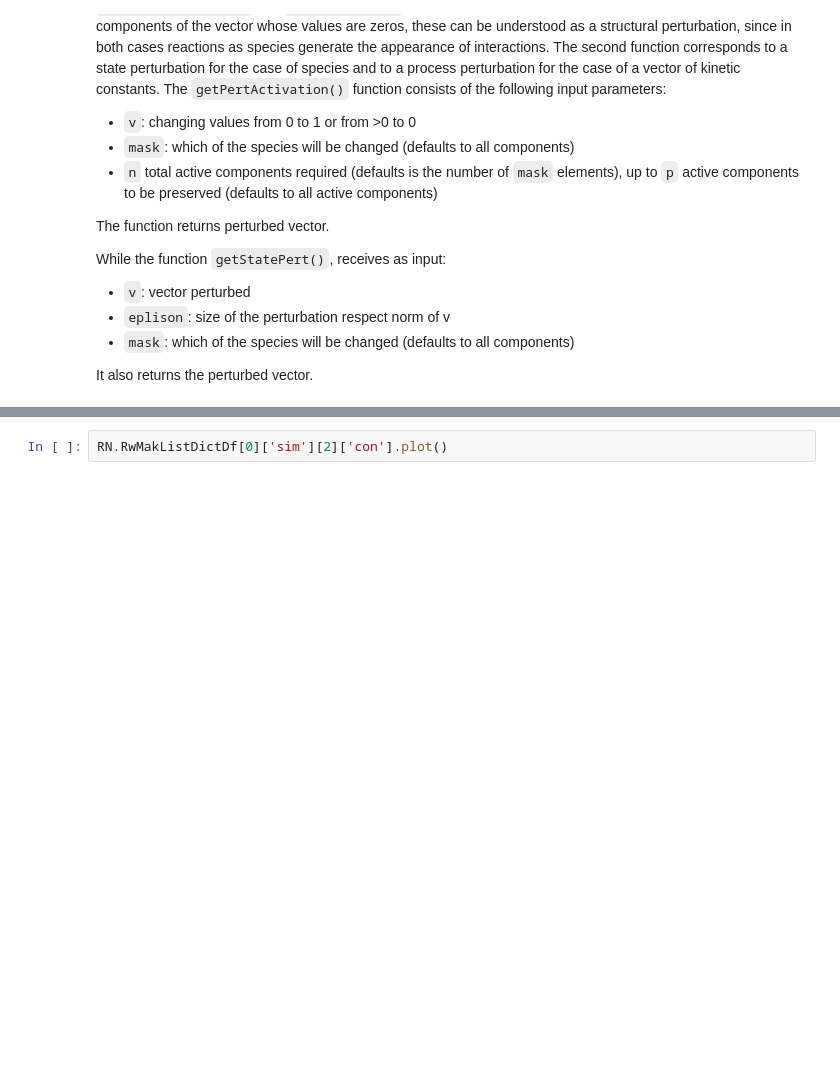
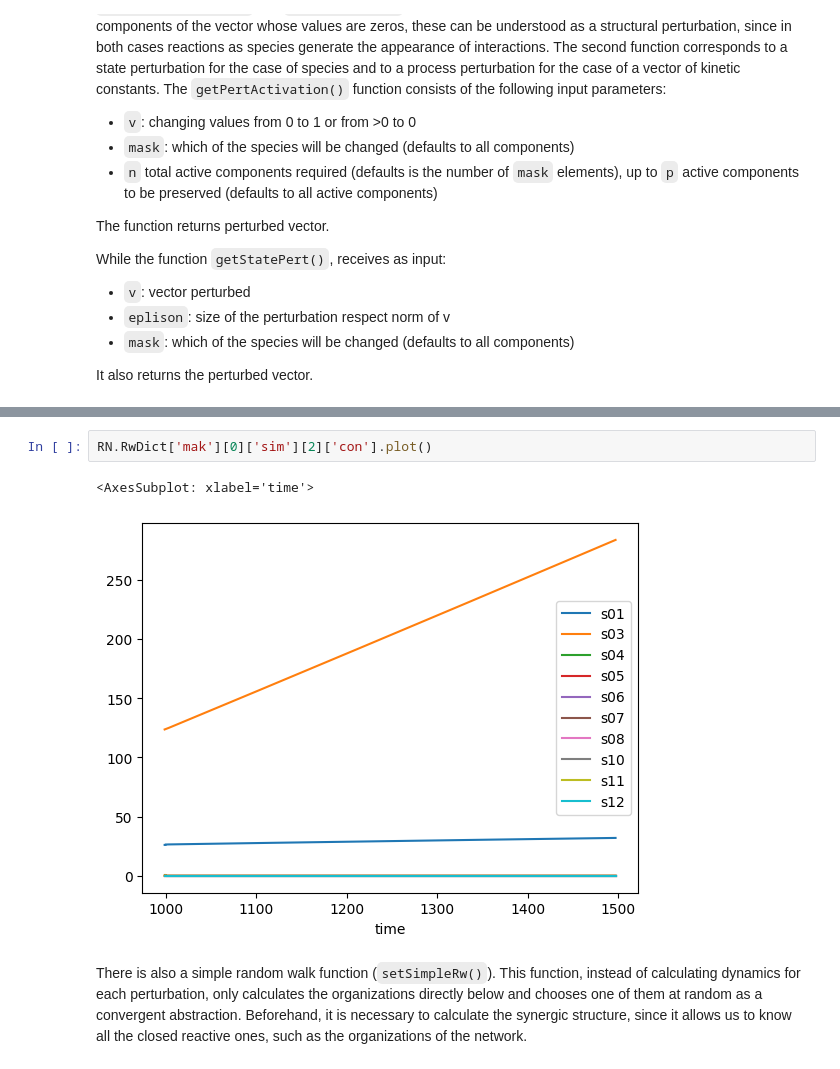
Before and after one commit to pmaldona/pyRN, a Jupyter notebook: notebooks/Simulator and Random Walks.ipynb, the cells around one changed output, grey strips where cells are left out. Drawn from its saved outputs; the diff is of its cells as text; blank space fills up the shorter version.

Commit message:
Bug correction for simple random walks. Notebook modifications for random walks structure update.

```diff
--- a/notebooks/Simulator and Random Walks.ipynb
+++ b/notebooks/Simulator and Random Walks.ipynb
@@ -232,2 +378,7 @@ RN.RwMakListDictDf[0]['u']
 # %%
-RN.RwMakListDictDf[0]['sim'][2]['con'].plot()
+RN.RwDict['mak'][0]['sim'][2]['con'].plot()
+# %% [output]
+<AxesSubplot: xlabel='time'>
+[figure, added]
+# %% [markdown]
+There is also a simple random walk function (`setSimpleRw()`). This function, instead of calculating dynamics for each perturbation, only calculates the organizations directly below and chooses one of them at random as a convergent abstraction. Beforehand, it is necessary to calculate the synergic structure, since it allows us to know all the closed reactive ones, such as the organizations of the network.
```
Also changed, not shown: parts of 31 cells of this notebook, 4 other files.
